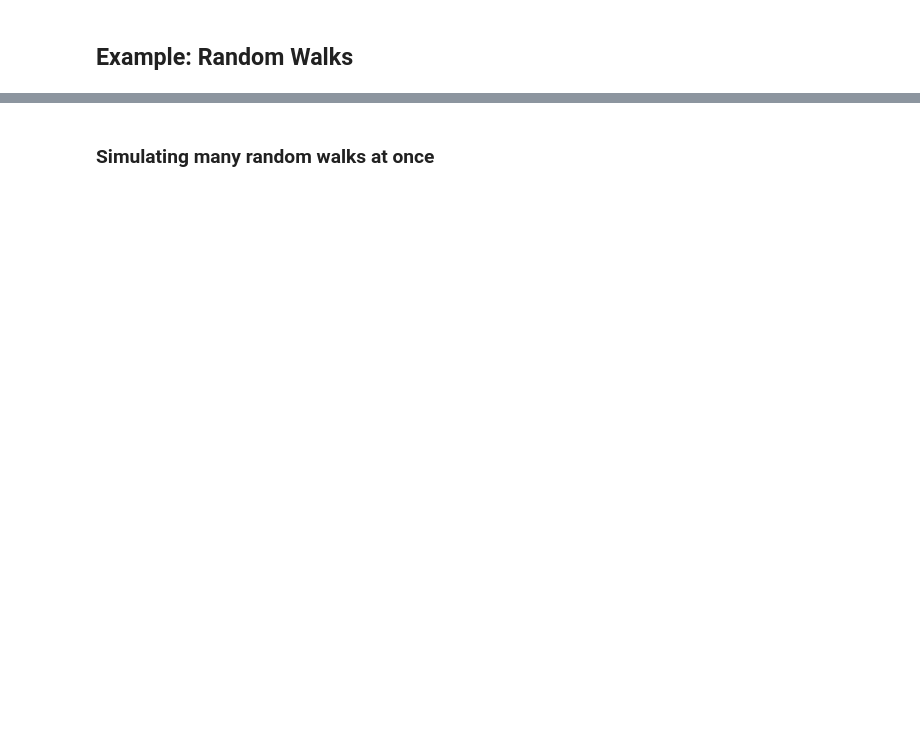
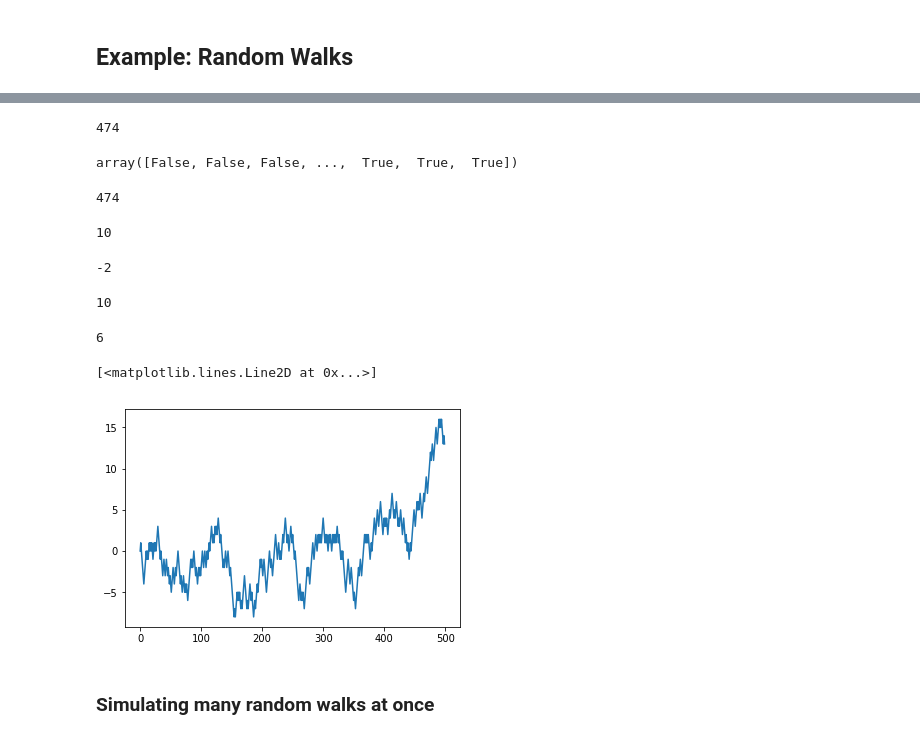
Before and after one commit to dongho0892/Python-Start, a Jupyter notebook: ch04_rev.ipynb, the cells around one changed output, grey strips where cells are left out. Saved outputs shown, nothing was run; the diff lists cells and outputs as text; code cells hidden in the pictures; blank space fills up the shorter version.

```diff
--- a/ch04_rev.ipynb
+++ b/ch04_rev.ipynb
@@ -1314,5 +1474,29 @@ walk.max()
+# %%
+(np.abs(walk) >= 10).argmax()
+# 절대값으로 바꿔줌 walk = 실제 포지션 위치 / 시작 위치에서 10계단 이상 올라 / 내려간 경우의 값의 인덱스
+# %% [output]
+474
+# %%
+np.abs(walk) >= 10
+(np.abs(walk) >= 10).argmax() # 이 배열의 최대값을 차아서 인덱스 값을 리턴해줌. #
+walk[474]
+# %% [output]
+array([False, False, False, ...,  True,  True,  True])
+474
+10
 # %%
 walk[38]
+walk[474]
+walk[466]
+# %% [output]
+-2
+10
+6
+# %%
+plt.plot(walk[:500])
+# %% [output]
+[<matplotlib.lines.Line2D at 0x...>]
+[figure, added]
 # %%
 import matplotlib.pyplot as plt
 # %%
```
Also changed, not shown: parts of 51 cells of this notebook.
